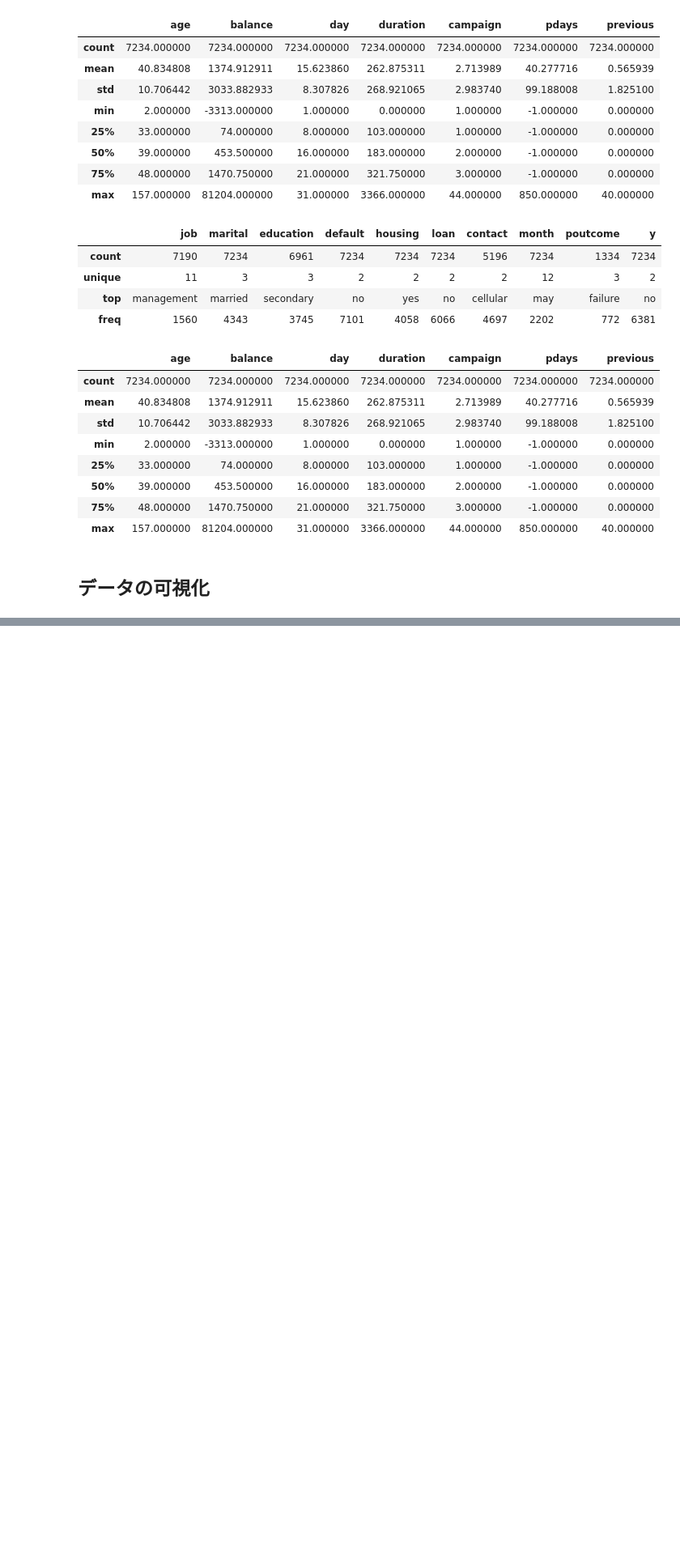
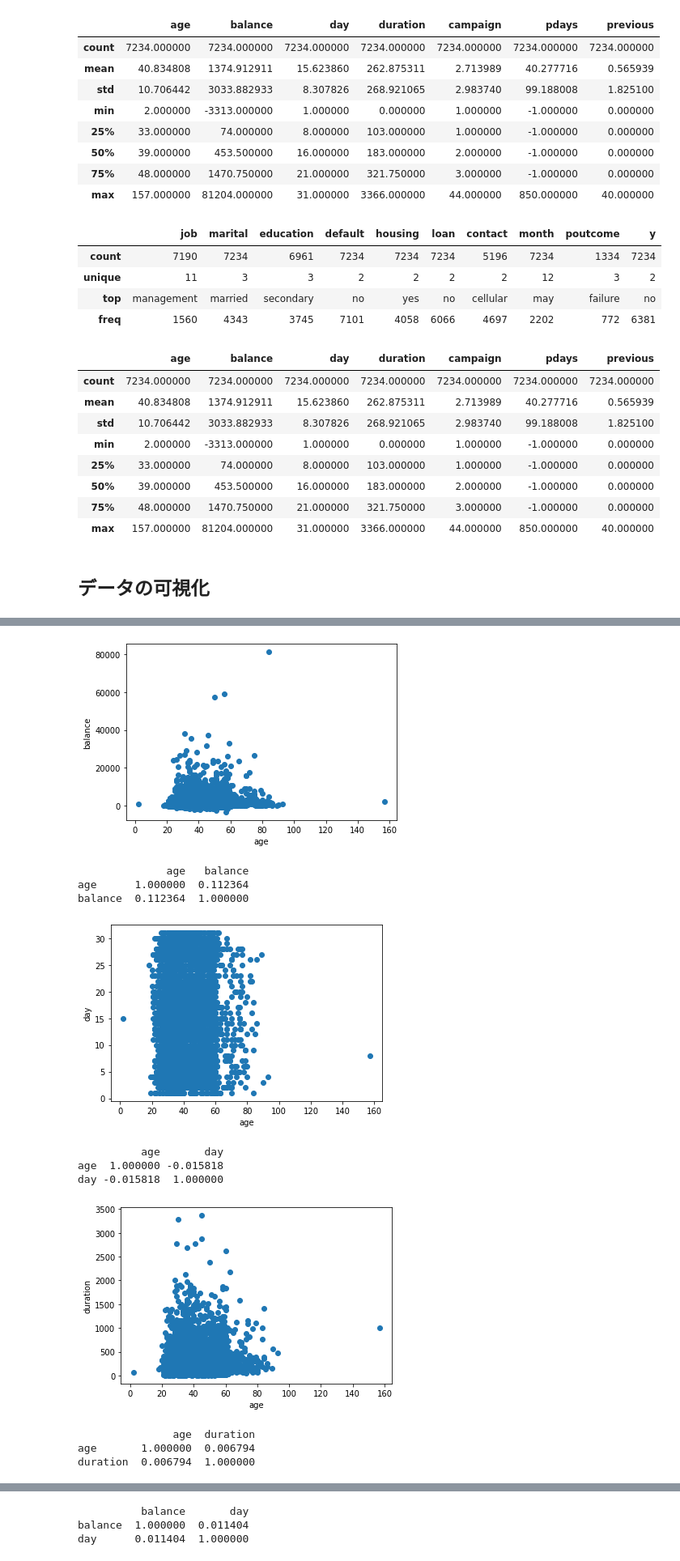
Before and after one commit to itkr/my-crisp-dm-tutorial, a Jupyter notebook: chap3.ipynb, the cells around one changed output, grey strips where cells are left out. Shown at 81% size. Drawn from its saved outputs; the diff is of its cells as text; code cells hidden in the pictures; blank space fills up the shorter version.

```diff
--- a/chap3.ipynb
+++ b/chap3.ipynb
@@ -207,0 +242,28 @@ plt.show()
+# %%
+def _bank_scatter(x1, x2):
+    plt.scatter(bank_df[x1], bank_df[x2])
+    plt.xlabel(x1)
+    plt.ylabel(x2)
+    plt.show()
+
+    print(bank_df[[x1, x2]].corr())
+# %%
+_bank_scatter('age', 'balance')
+_bank_scatter('age', 'day')
+_bank_scatter('age', 'duration')
+_bank_scatter('balance', 'day')
+_bank_scatter('balance', 'duration')
+_bank_scatter('day', 'duration')
+# %% [output]
+[figure, added]
+              age   balance
+age      1.000000  0.112364
+balance  0.112364  1.000000
+[figure, added]
+          age       day
+age  1.000000 -0.015818
+day -0.015818  1.000000
+[figure, added]
+               age  duration
+age       1.000000  0.006794
+duration  0.006794  1.000000
@@ -207,0 +271,3 @@ plt.show()
+          balance       day
+balance  1.000000  0.011404
+day      0.011404  1.000000
```
Also changed, not shown: parts of 21 cells of this notebook, 1 other file.
